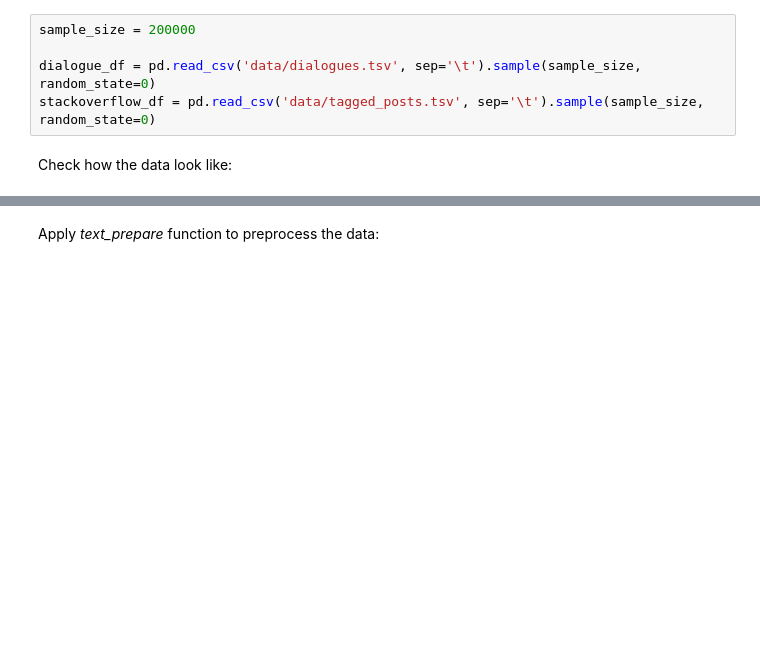
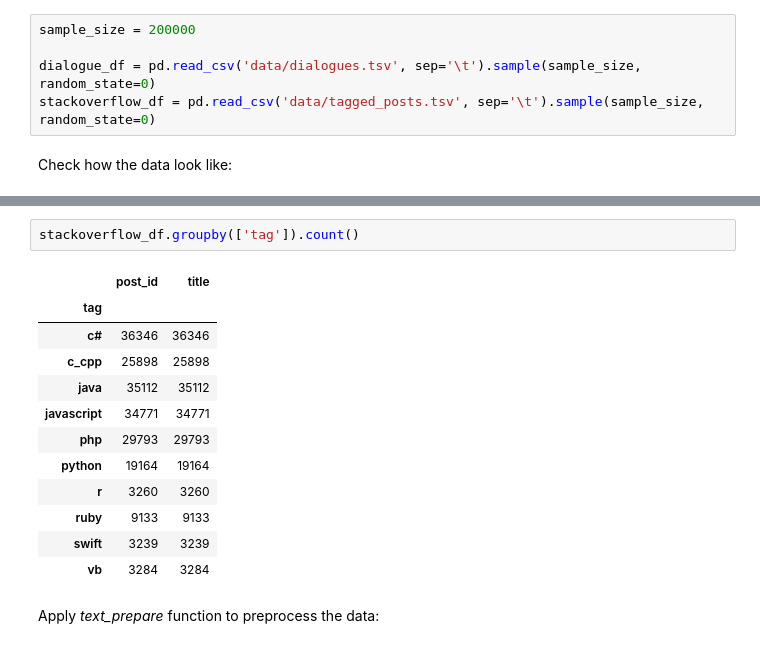
Before and after one commit to sugam11/NRUHSE_-NLP, a Jupyter notebook: project/week5-project.ipynb, the cells around one changed output, grey strips where cells are left out. Drawn from its saved outputs; the diff is of its cells as text; blank space fills up the shorter version.

```diff
--- a/project/week5-project.ipynb
+++ b/project/week5-project.ipynb
@@ -93,3 +113,18 @@ stackoverflow_df.head()
+# %%
+stackoverflow_df.groupby(['tag']).count()
+# %% [output]
+|  | post_id | title |
+| tag |  |  |
+| c# | 36346 | 36346 |
+| c_cpp | 25898 | 25898 |
+| java | 35112 | 35112 |
+| javascript | 34771 | 34771 |
+| php | 29793 | 29793 |
+| python | 19164 | 19164 |
+| r | 3260 | 3260 |
+| ruby | 9133 | 9133 |
+| swift | 3239 | 3239 |
+| vb | 3284 | 3284 |
 # %% [markdown]
 Apply *text_prepare* function to preprocess the data:
 # %%
```
Also changed, not shown: parts of 32 cells of this notebook, 6 other files.
